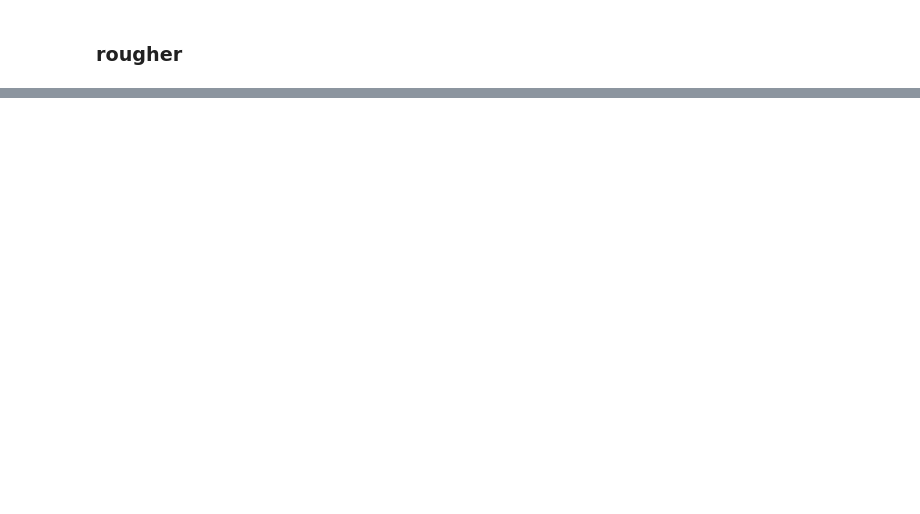
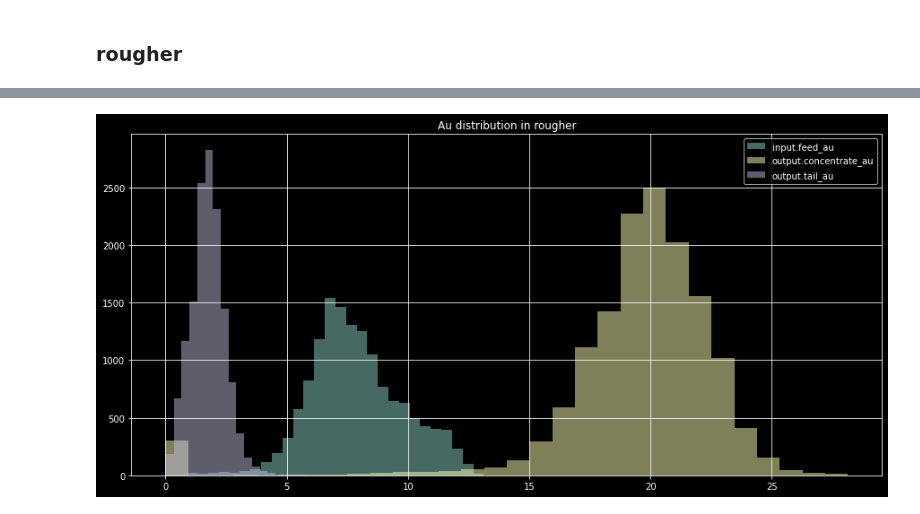
Before and after one commit to aabitokh/home_repo, a Jupyter notebook: YP_DS/gold_project/ntb.ipynb, the cells around one changed output, grey strips where cells are left out. Saved outputs shown, nothing was run; the diff lists cells and outputs as text; code cells hidden in the pictures; blank space fills up the shorter version.

```diff
--- a/YP_DS/gold_project/ntb.ipynb
+++ b/YP_DS/gold_project/ntb.ipynb
@@ -12,6 +12,9 @@ pd.options.display.max_columns = 100
 pd.options.display.max_rows = 100
 
 from sklearn.metrics import mean_absolute_error
+from matplotlib import pyplot as plt
+plt.style.use('dark_background')
+plt.rcParams["figure.figsize"] = (15,7)
 # %%
 train_df = pd.read_csv('gold_recovery_train_new.csv')
 test_df = pd.read_csv('gold_recovery_test_new.csv')
@@ -465,0 +243,9 @@ Index(['date', 'final.output.concentrate_ag', 'final.output.concentrate_pb',
+# %%
+train_df['rougher.input.feed_au'].hist(alpha = 0.5, bins = 30)
+train_df['rougher.output.concentrate_au'].hist(alpha = 0.5, bins = 30)
+train_df['rougher.output.tail_au'].hist(alpha = 0.5, bins =30)
+plt.title('Au distribution in rougher')
+plt.legend(['input.feed_au', 'output.concentrate_au', 'output.tail_au'])
+plt.show()
+# %% [output]
+[figure, added]
```
Also changed, not shown: parts of 60 cells of this notebook.
